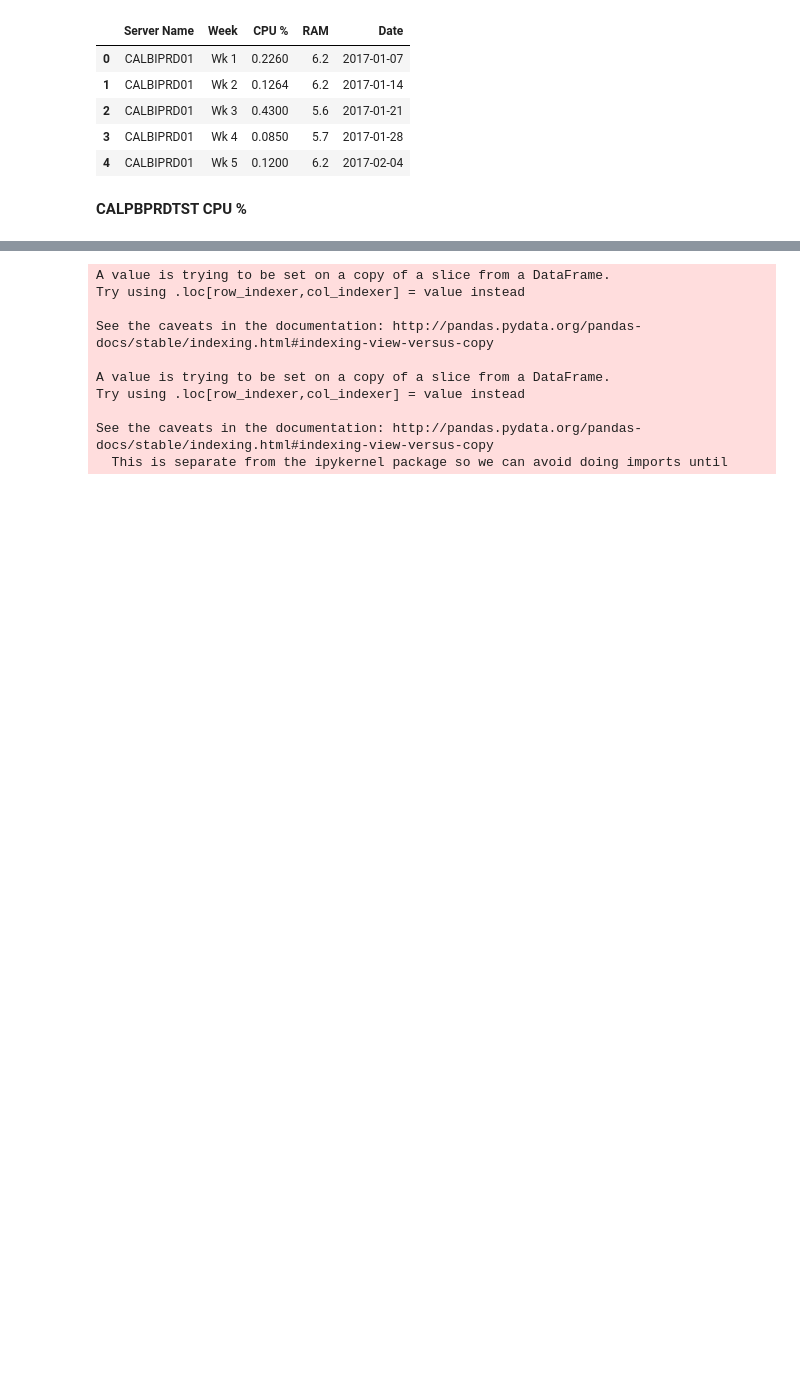
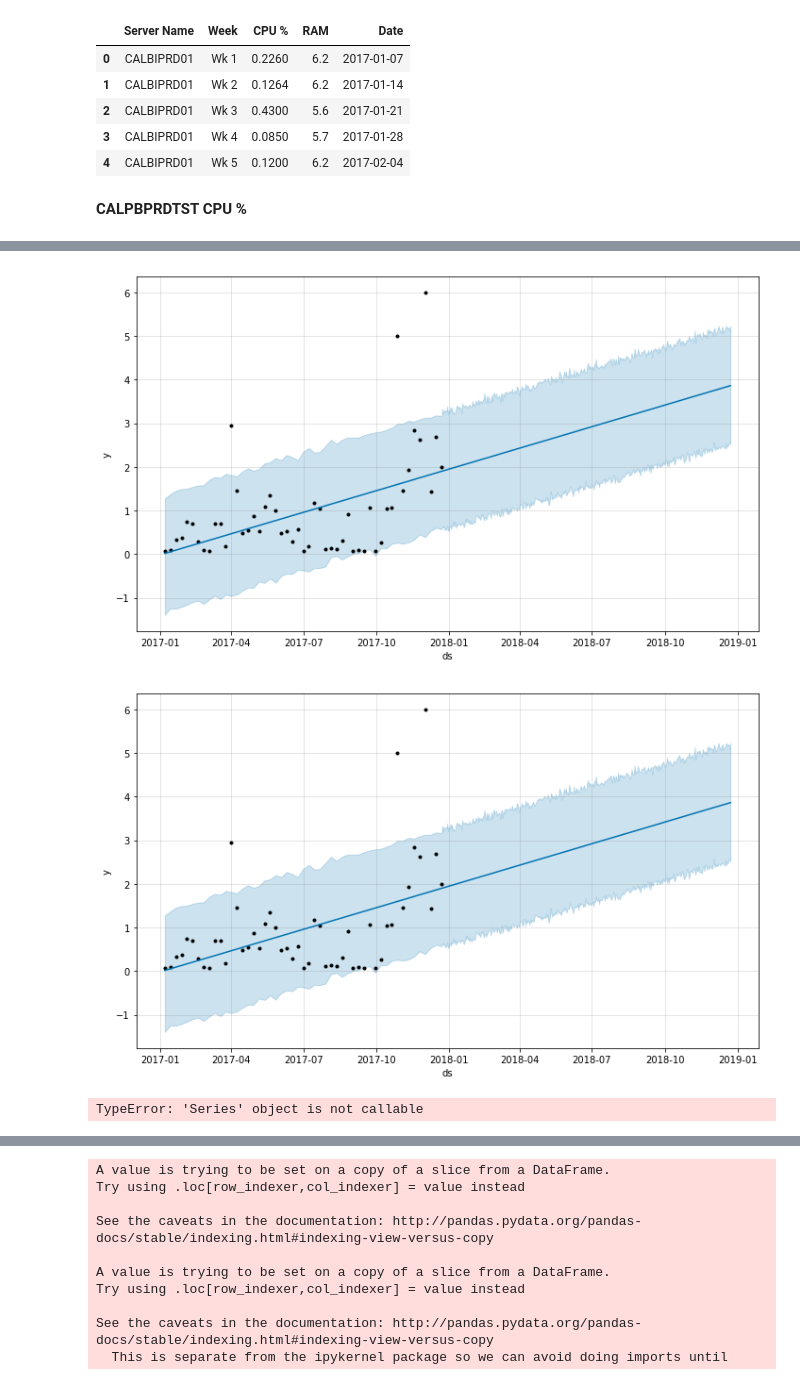
Before and after one commit to datatcy/Frank, a Jupyter notebook: projects/final-project/03-exploratory-analysis/DSPMdTSTCPU-Copy1.ipynb, the cells around one changed output, grey strips where cells are left out. Drawn from its saved outputs; the diff is of its cells as text; code cells hidden in the pictures; blank space fills up the shorter version.

```diff
--- a/projects/final-project/03-exploratory-analysis/DSPMdTSTCPU-Copy1.ipynb
+++ b/projects/final-project/03-exploratory-analysis/DSPMdTSTCPU-Copy1.ipynb
@@ -52,0 +61,4 @@ AttributeError: 'NoneType' object has no attribute 'max'
+# %%
+forecast=m.predict(future)
+#m.plot(forecast)
+forecast[['ds','yhat','yhat_lower','yhat_upper']].tail()
@@ -53,2 +72,11 @@ AttributeError: 'NoneType' object has no attribute 'max'
+# %%
+m.plot(forecast)
+# %% [output]
+[figure, added]
+[figure, added]
+# %%
+m.changepoints(forecast)
+# %% [output]
+TypeError: 'Series' object is not callable
 # %%
 mdltst.plot(kind='line', figsize=(50,10), fontsize=30 , legend=True, linewidth=5.0, x='Date', y='CPU %', color ='red')
```
Also changed, not shown: parts of 6 cells of this notebook.
